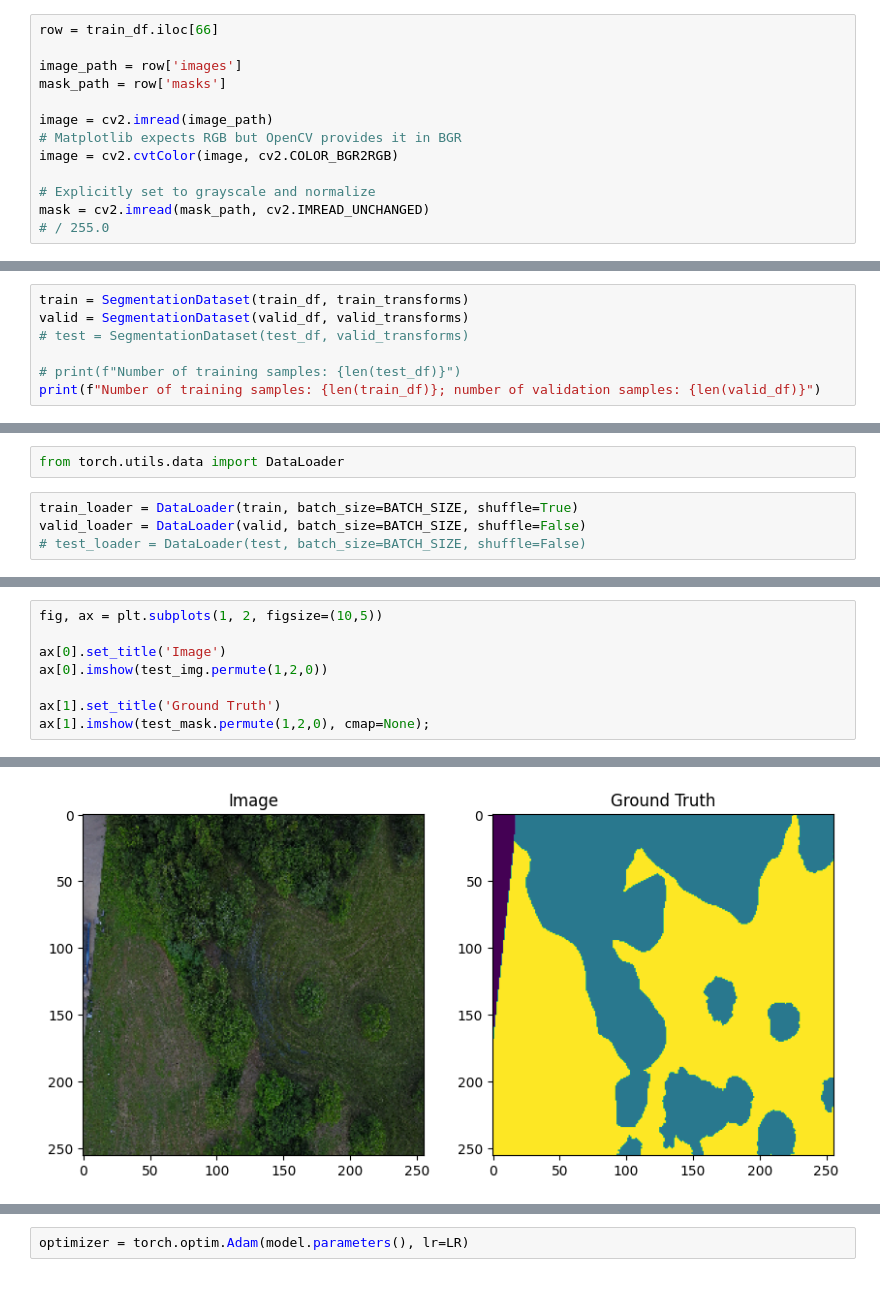
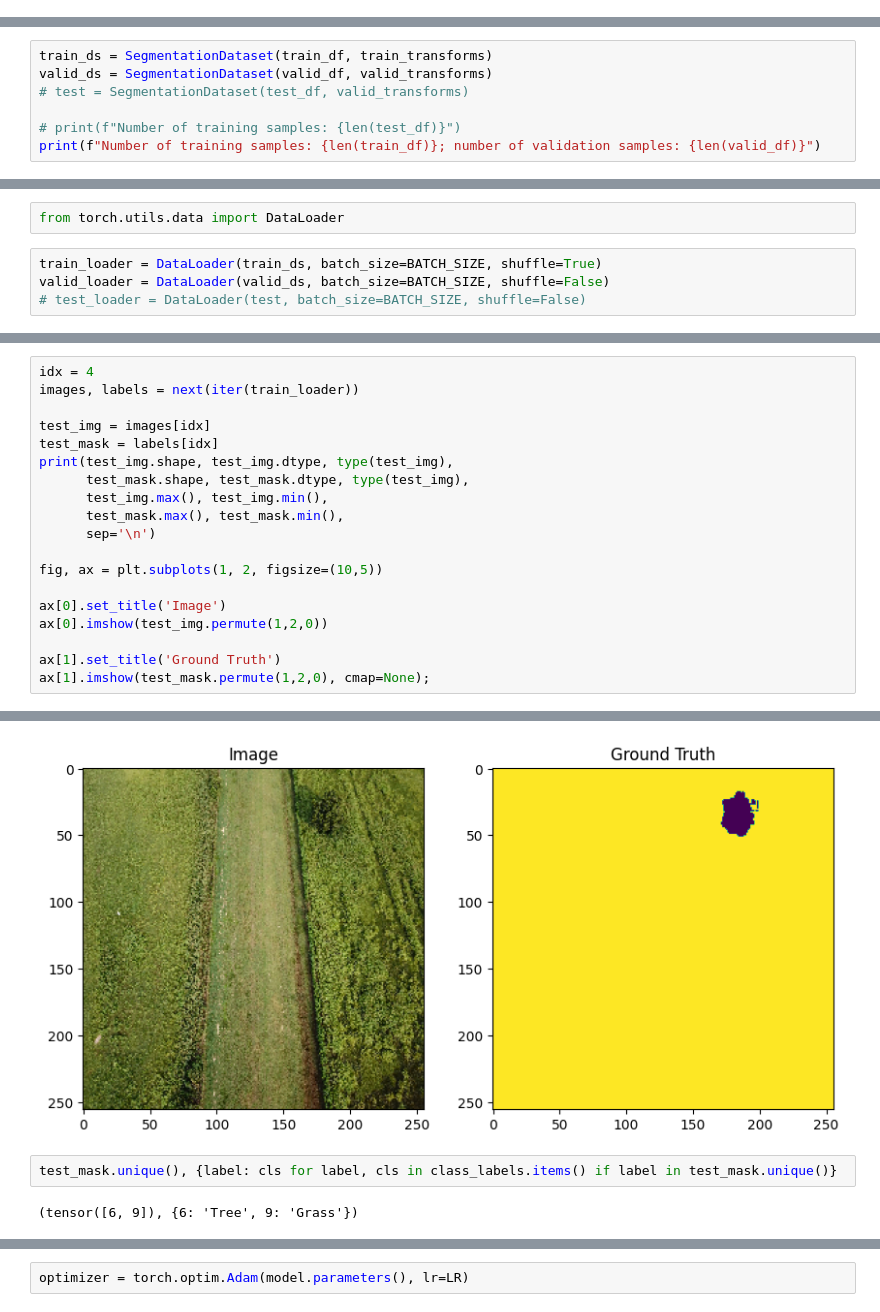
Before and after one commit to d-lazenby/semantic-segmentation-floodnet, a Jupyter notebook: FloodNet.ipynb, the cells around one changed output, grey strips where cells are left out. Cells and saved outputs as stored; diff of their text form.

```diff
--- a/FloodNet.ipynb
+++ b/FloodNet.ipynb
@@ -86,13 +84,0 @@ valid_df = pd.read_csv('./csv/val_final.csv')
-# %%
-row = train_df.iloc[66]
-
-image_path = row['images']
-mask_path = row['masks']
-
-image = cv2.imread(image_path)
-# Matplotlib expects RGB but OpenCV provides it in BGR
-image = cv2.cvtColor(image, cv2.COLOR_BGR2RGB)
-
-# Explicitly set to grayscale and normalize
-mask = cv2.imread(mask_path, cv2.IMREAD_UNCHANGED)
-# / 255.0
@@ -155,8 +138,8 @@ class SegmentationDataset(Dataset):
 
         return image, mask
 # %%
-train = SegmentationDataset(train_df, train_transforms)
-valid = SegmentationDataset(valid_df, valid_transforms)
+train_ds = SegmentationDataset(train_df, train_transforms)
+valid_ds = SegmentationDataset(valid_df, valid_transforms)
 # test = SegmentationDataset(test_df, valid_transforms)
 
 # print(f"Number of training samples: {len(test_df)}")
@@ -166,6 +149,6 @@ Number of training samples: 1410; number of validation samples: 438
 # %%
 from torch.utils.data import DataLoader
 # %%
-train_loader = DataLoader(train, batch_size=BATCH_SIZE, shuffle=True)
-valid_loader = DataLoader(valid, batch_size=BATCH_SIZE, shuffle=False)
+train_loader = DataLoader(train_ds, batch_size=BATCH_SIZE, shuffle=True)
+valid_loader = DataLoader(valid_ds, batch_size=BATCH_SIZE, shuffle=False)
 # test_loader = DataLoader(test, batch_size=BATCH_SIZE, shuffle=False)
@@ -191,4 +155,15 @@ tensor(4)
 # %%
+idx = 4
+images, labels = next(iter(train_loader))
+
+test_img = images[idx]
+test_mask = labels[idx]
+print(test_img.shape, test_img.dtype, type(test_img),
+      test_mask.shape, test_mask.dtype, type(test_img),
+      test_img.max(), test_img.min(),
+      test_mask.max(), test_mask.min(),
+      sep='\n')
+
 fig, ax = plt.subplots(1, 2, figsize=(10,5))
 
 ax[0].set_title('Image')
@@ -200,4 +185,8 @@ ax[1].imshow(test_mask.permute(1,2,0), cmap=None);
-[figure, old version]
+[figure, new version]
+# %%
+test_mask.unique(), {label: cls for label, cls in class_labels.items() if label in test_mask.unique()}
+# %% [output]
+(tensor([6, 9]), {6: 'Tree', 9: 'Grass'})
 # %%
 from torch import nn
 import segmentation_models_pytorch as smp
```
Also changed, not shown: parts of 21 cells of this notebook, 2 other files.
